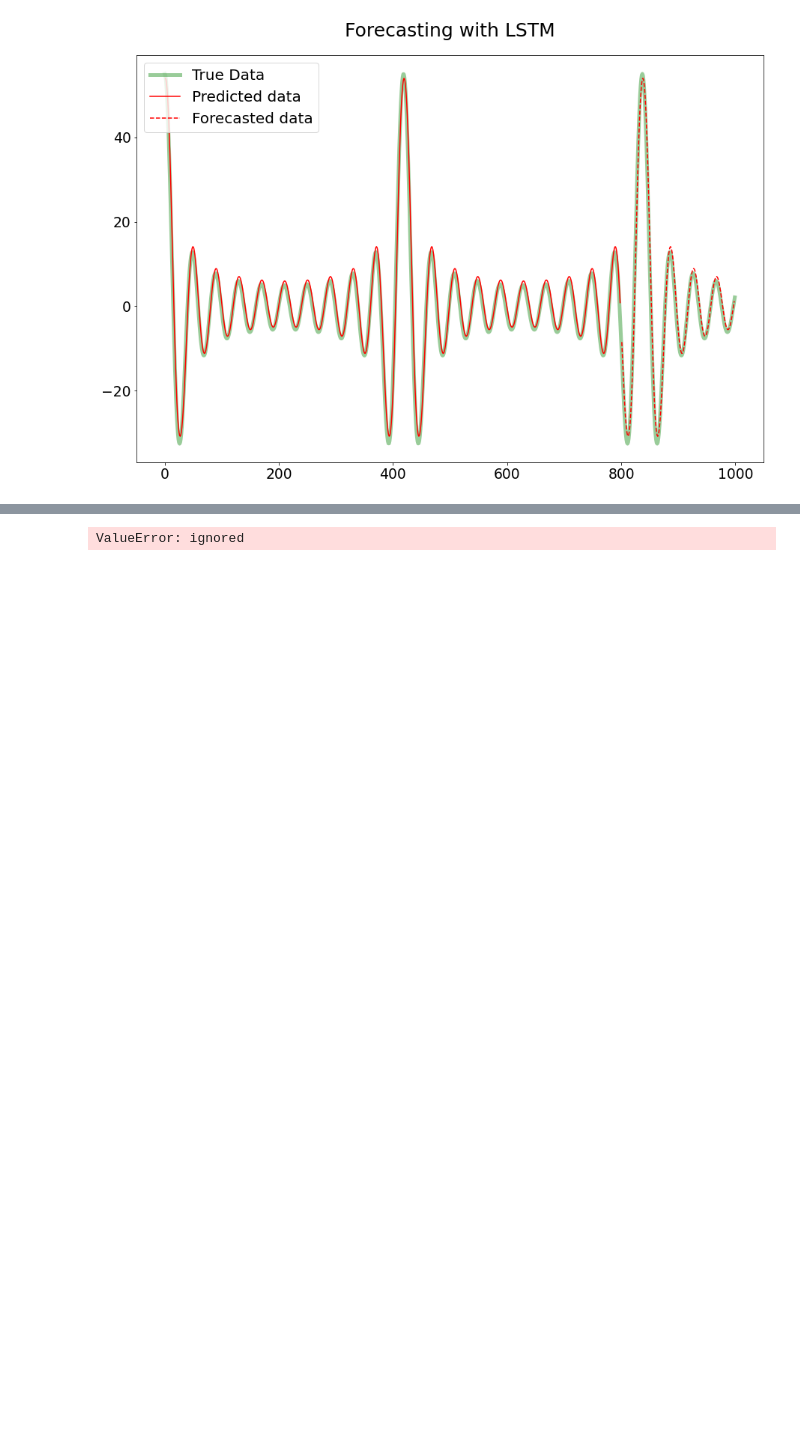
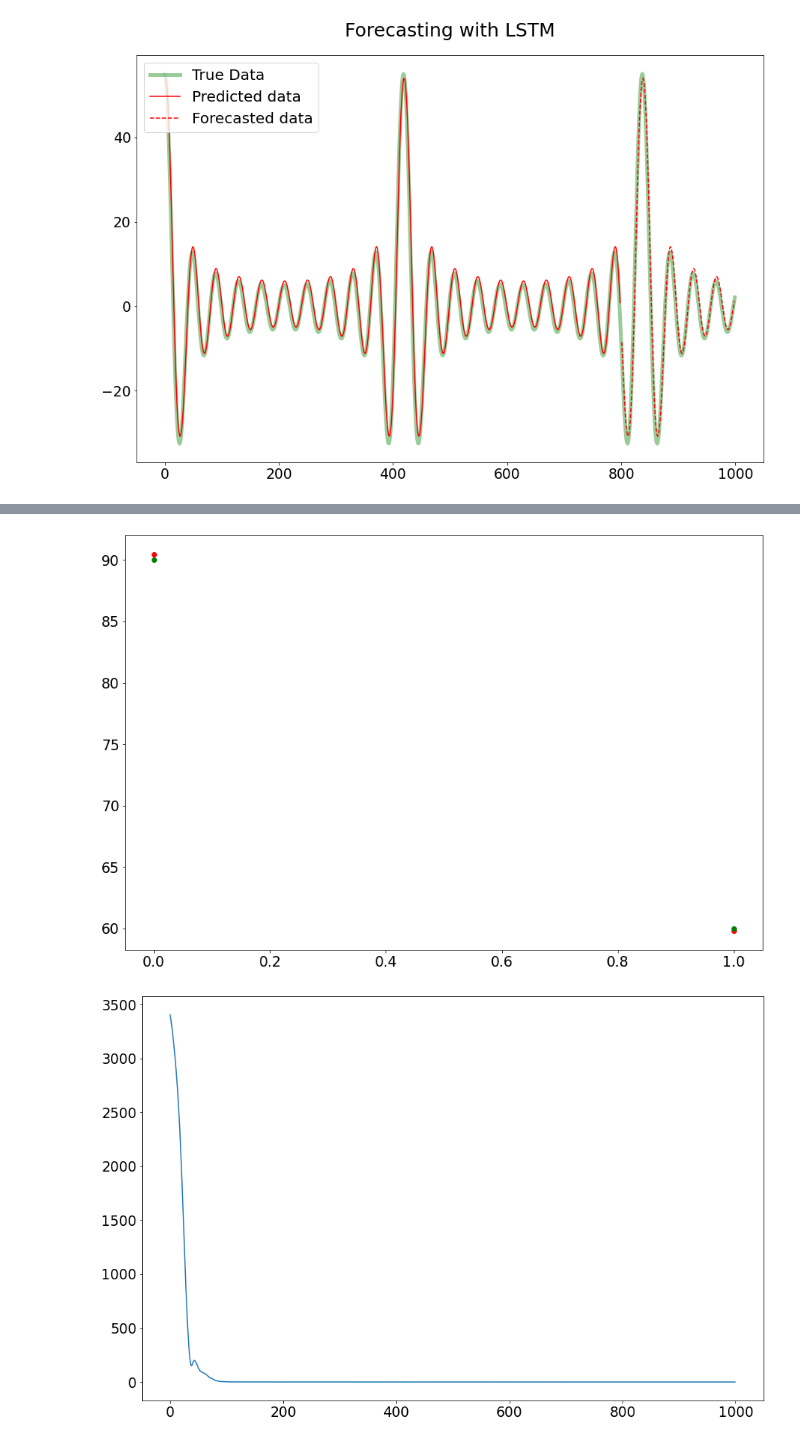
Before and after one commit to RitvikPrabhu/Machine-Learning, a Jupyter notebook: Neural_Networks_function_prediction_.ipynb, the cells around one changed output, grey strips where cells are left out. Drawn from its saved outputs; the diff is of its cells as text; code cells hidden in the pictures; blank space fills up the shorter version.

```diff
--- a/Neural_Networks_function_prediction_.ipynb
+++ b/Neural_Networks_function_prediction_.ipynb
@@ -698,7 +698,7 @@ Test Score: 2.41 RMSE
 # %%
 L = [10, 20, 30, 40, 50, 60, 70, 80, 90]
 Data = []
-for i in range(len(L)):
+for i in range(len(L)-3):
   if i < 7:
     Data.append([L[i], L[i+1], L[i+2]])
 Target = []
@@ -707,8 +707,8 @@ for i in range(3,len(L)):
 
 data = np.array(Data, dtype=float)
 target = np.array(Target, dtype=float)
-print(target.shape)
-print(data.shape)
+print(target)
+print(data)
 data = data.reshape(data.shape[0], data.shape[1], 1)
 x_train, x_test, y_train, y_test = train_test_split(data,target,test_size=0.2, random_state = 0)
 
@@ -731,4 +746,5 @@ plt.show()
-ValueError: ignored
+[figure, added]
+[figure, added]
 # %%
 print(results)
 # %% [output]
```
Also changed, not shown: parts of 2 cells of this notebook.
